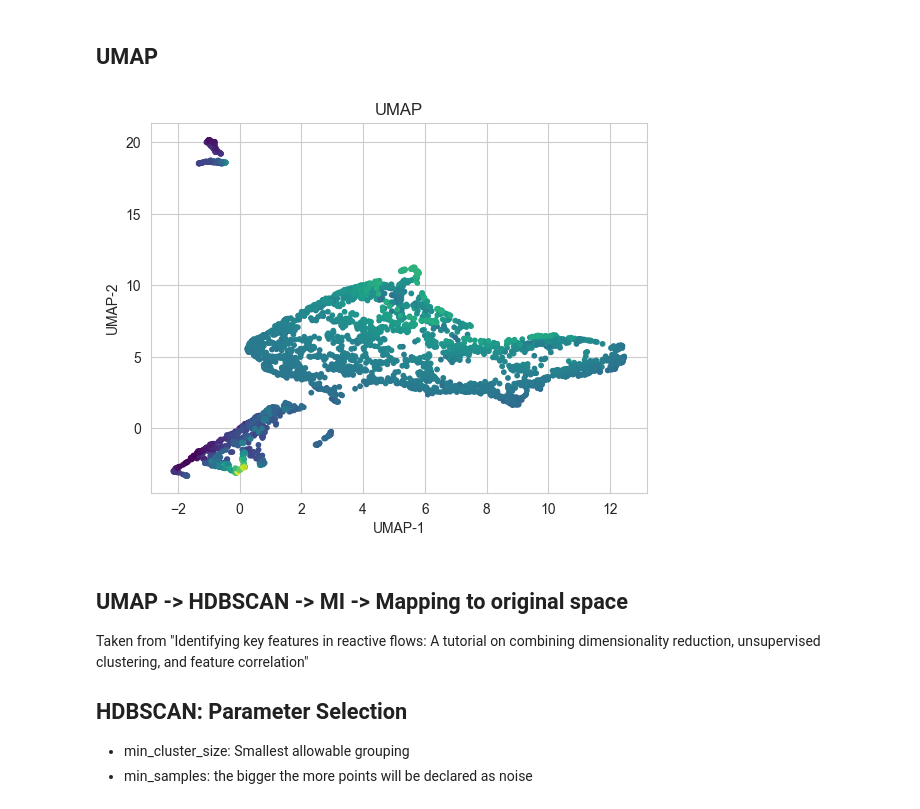
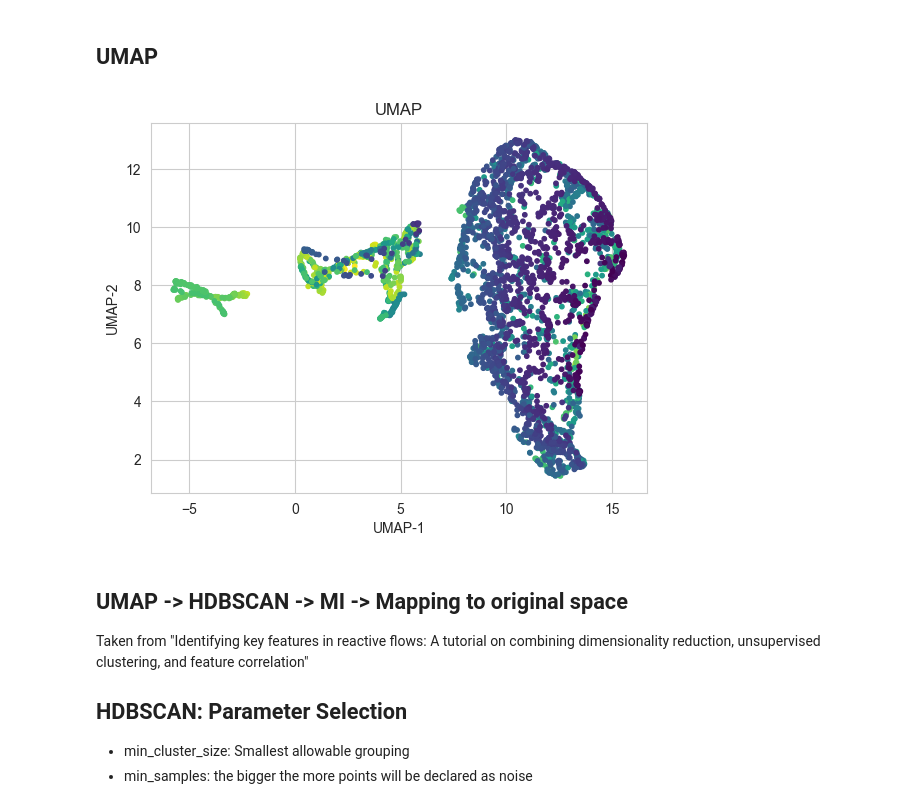
Before and after one commit to AlexandrosNtakoulas/FLAME-rf, a Jupyter notebook: notebooks/Clustering_comparison.ipynb, the cells around one changed output. Saved outputs shown, nothing was run; the diff lists cells and outputs as text; code cells hidden in the pictures.

```diff
--- a/notebooks/Clustering_comparison.ipynb
+++ b/notebooks/Clustering_comparison.ipynb
@@ -25,26 +27,7 @@ GPU: NVIDIA GeForce RTX 3050 4GB Laptop GPU
 # %% [markdown]
 ## Read data
 # %%
-df = pd.read_csv("./isocontours/extracted_flame_front_120.csv")
-
-# Select meaningful physical variables
-#features = ['v', 'T', 'u', 'dudx', 'dudy', 'dvdx', 'dvdy', 'H2',
-#       'O2', 'H2O', 'H', 'O', 'OH', 'HO2', 'H2O2' ]
-# features = ['u', 'v', 'T', 'dudx', 'dudy', 'dvdx', 'dvdy', 'H2',
-#        'O2', 'H2O', 'H', 'O', 'OH', 'HO2', 'H2O2', 'N2', 'heat_release',
-#        'curvature', 'stretch_rate', 'disp_speed_density_weighted',
-#        'abs_flame_prop_vel_normal', 'flow_velocity_normal',
-#        'flow_velocity_tangential', 'tangential_strain_rate',
-#        'normal_strain_rate', 'total_strain_rate', 'density_ratio_sigma',
-#        'vorticity', 'omega_H2', 'omega_O2', 'omega_H2O', 'omega_H', 'omega_O',
-#        'omega_OH', 'omega_HO2', 'omega_H2O2', 'omega_N2', 'Le_def']
-# features = [
-#     'omega_H2', 'omega_O2', 'omega_H2O', 'omega_H', 'omega_O', 'omega_OH',
-#     'omega_HO2', 'omega_H2O2', 'omega_N2', 'T'
-# ]
-
-features = ['H2','O2', 'H2O', 'HO2', 'H2O2']
-
-colourmap = df["disp_speed_density_weighted"]
-
-X = StandardScaler().fit_transform(df[features])
+time_step = 212
+phi = 0.40
+lat_size = 100
+df = pd.read_csv(f"../isocontours/phi{phi:.2f}/h400x{lat_size}_ref/extracted_flame_front_{time_step}.csv")
@@ -57,17 +40,25 @@ plt.show()
 # %% [markdown]
 ## UMAP
 # %%
+features = ['H2','O2', 'H2O', 'HO2', 'H2O2']
+colourmap = df["u"]
+X = StandardScaler().fit_transform(df[features])
 # UMAP embedding
-reducer = umap.UMAP(n_neighbors=100, n_components=2 ,init ="random")
+reducer = umap.UMAP(
+    n_neighbors=100,
+    n_components=2,
+    random_state=42,
+    init = 'spectral'
+)
 X_embedded = reducer.fit_transform(X)
 # Plot
 plt.scatter(X_embedded[:,0], X_embedded[:,1],c=colourmap, cmap='viridis', s=10)
 plt.title("UMAP")
 plt.xlabel("UMAP-1")
 plt.ylabel("UMAP-2")
 plt.show()
 # %% [output]
-[figure, old version]
+[figure, new version]
 # %% [markdown]
 ## UMAP -> HDBSCAN -> MI -> Mapping to original space
 Taken from "Identifying key features in reactive flows: A tutorial on combining
```
Also changed, not shown: parts of 12 cells of this notebook, 5 other files.
